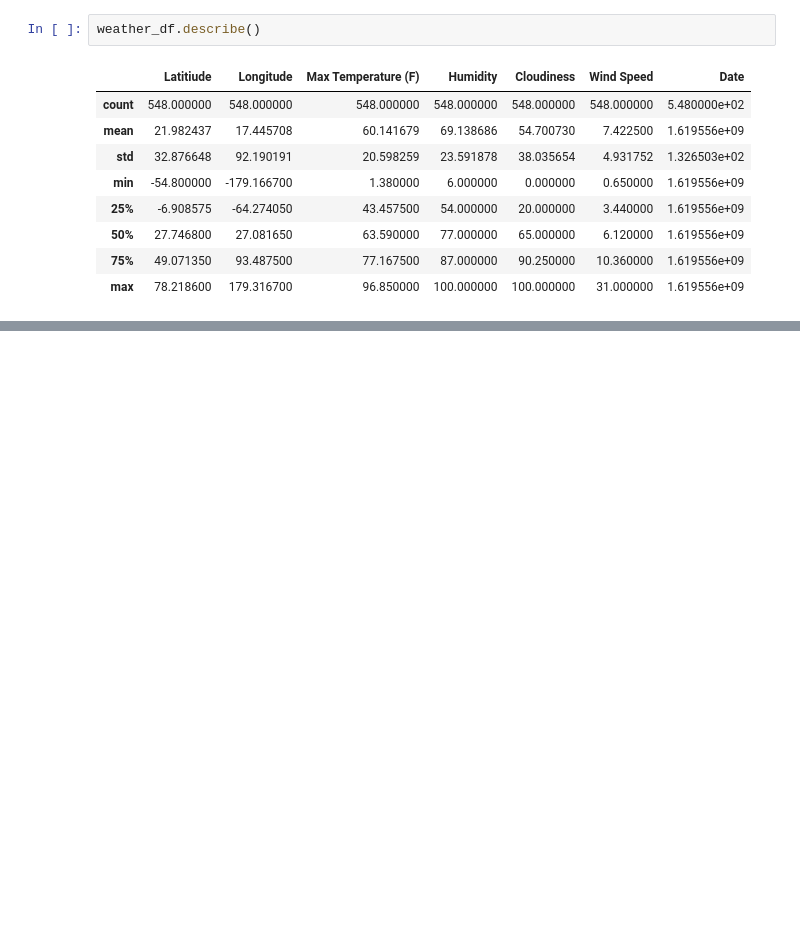
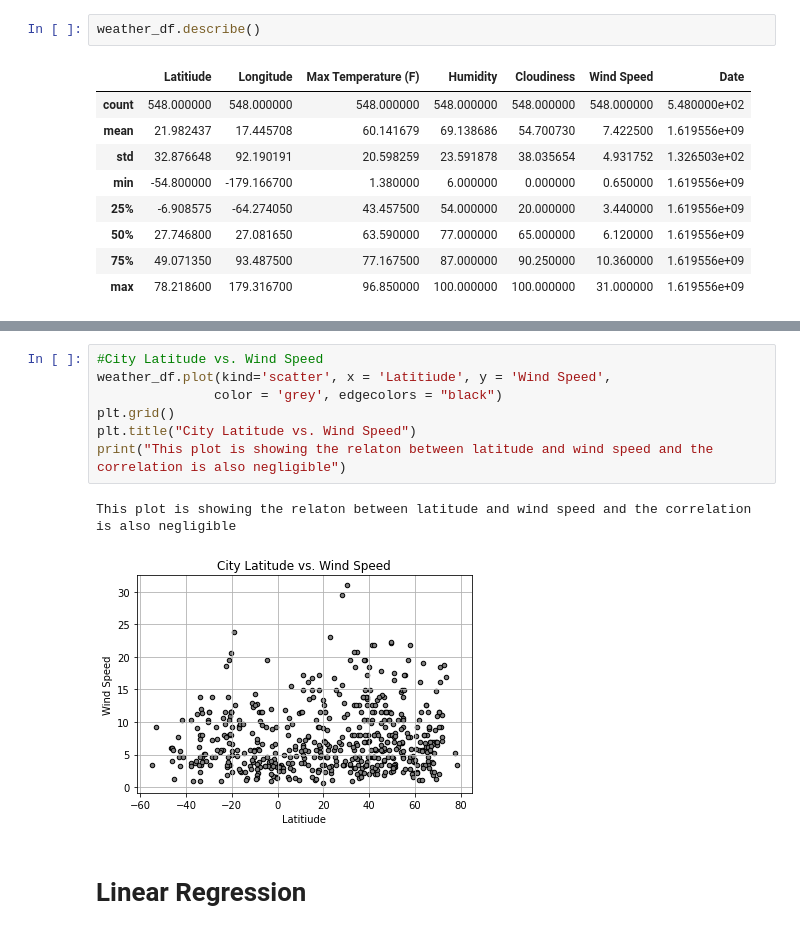
Before and after one commit to carlosmendozaj/Weather-Python-API, a Jupyter notebook: WeatherPy/WeatherPy.ipynb, the cells around one changed output, grey strips where cells are left out. Cells and saved outputs as stored; diff of their text form; blank space fills up the shorter version.

```diff
--- a/WeatherPy/WeatherPy.ipynb
+++ b/WeatherPy/WeatherPy.ipynb
@@ -162,0 +196,12 @@ weather_df.describe()
+# %%
+#City Latitude vs. Wind Speed
+weather_df.plot(kind='scatter', x = 'Latitiude', y = 'Wind Speed',
+               color = 'grey', edgecolors = "black")
+plt.grid()
+plt.title("City Latitude vs. Wind Speed")
+print("This plot is showing the relaton between latitude and wind speed and the correlation is also negligible")
+# %% [output]
+This plot is showing the relaton between latitude and wind speed and the correlation is also negligible
+[figure, added]
+# %% [markdown]
+# Linear Regression
```
Also changed, not shown: parts of 4 cells of this notebook.
